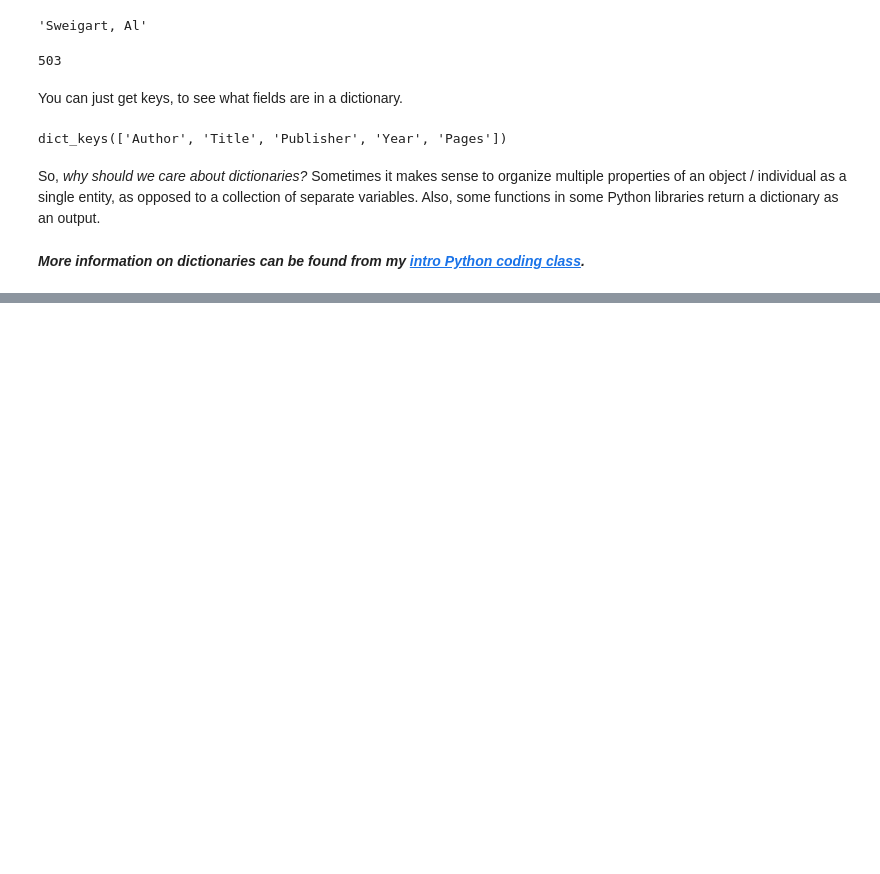
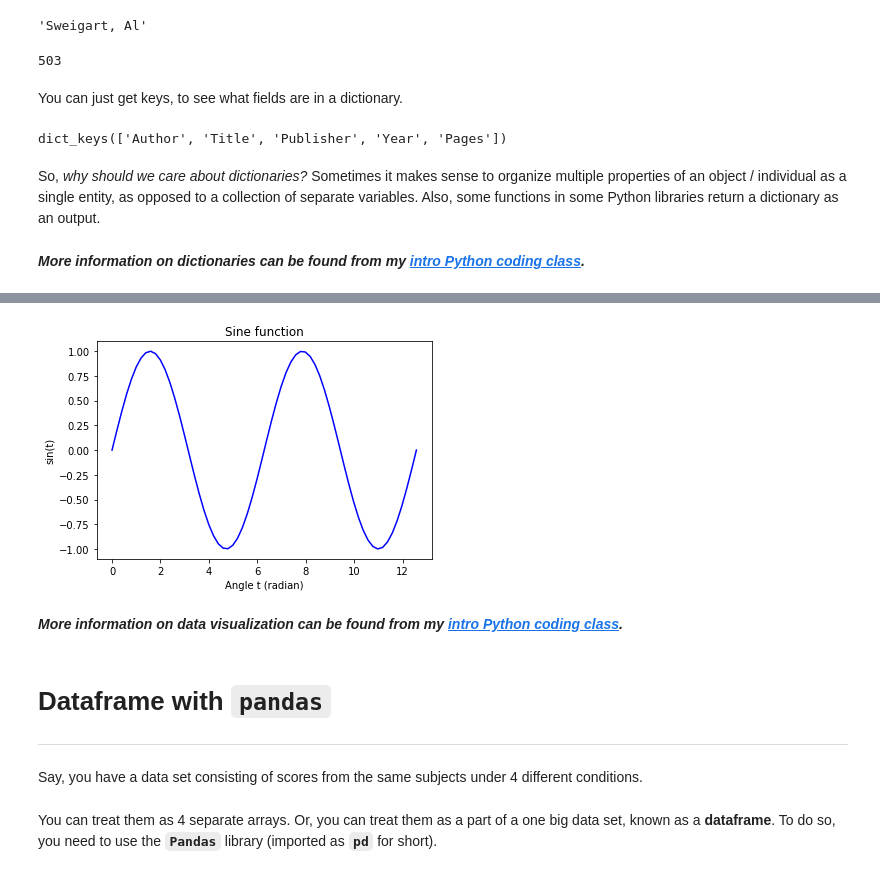
Before and after one commit to sathayas/DockerSourceLibrary, a Jupyter notebook: PythonBasic/JupyterNotebook/BasicPython.ipynb, the cells around one changed output, grey strips where cells are left out. Cells and saved outputs as stored; diff of their text form; code cells hidden in the pictures; blank space fills up the shorter version.

Commit message:
Working on Pandas section

```diff
--- a/PythonBasic/JupyterNotebook/BasicPython.ipynb
+++ b/PythonBasic/JupyterNotebook/BasicPython.ipynb
@@ -916,0 +1237,23 @@ So, *why should we care about dictionaries?* Sometimes it makes sense to organiz
+# %%
+import matplotlib.pyplot as plt
+import numpy as np
+
+# Generating simple data
+t = np.linspace(0,4*np.math.pi,64)
+y = np.sin(t)
+
+# plot with title and axis labels
+plt.plot(t, y, 'b-')
+plt.title('Sine function')
+plt.ylabel('sin(t)')
+plt.xlabel('Angle t (radian)')
+plt.show()
+# %% [output]
+[figure, added]
+# %% [markdown]
+***More information on data visualization can be found from my [intro Python coding class](https://github.com/sathayas/JupyterPythonFall2018/blob/master/Plot.ipynb).***
+# %% [markdown]
+# Dataframe with `pandas`
+<hr style="height:1px;border:none" />
+# %% [markdown]
+Say, you have a data set consisting of scores from the same subjects under 4 different conditions.
@@ -916,0 +1273,2 @@ So, *why should we care about dictionaries?* Sometimes it makes sense to organiz
+# %% [markdown]
+You can treat them as 4 separate arrays. Or, you can treat them as a part of a one big data set, known as a **dataframe**. To do so, you need to use the **`Pandas`** library (imported as **`pd`** for short).
```
Also changed, not shown: parts of 69 cells of this notebook.
